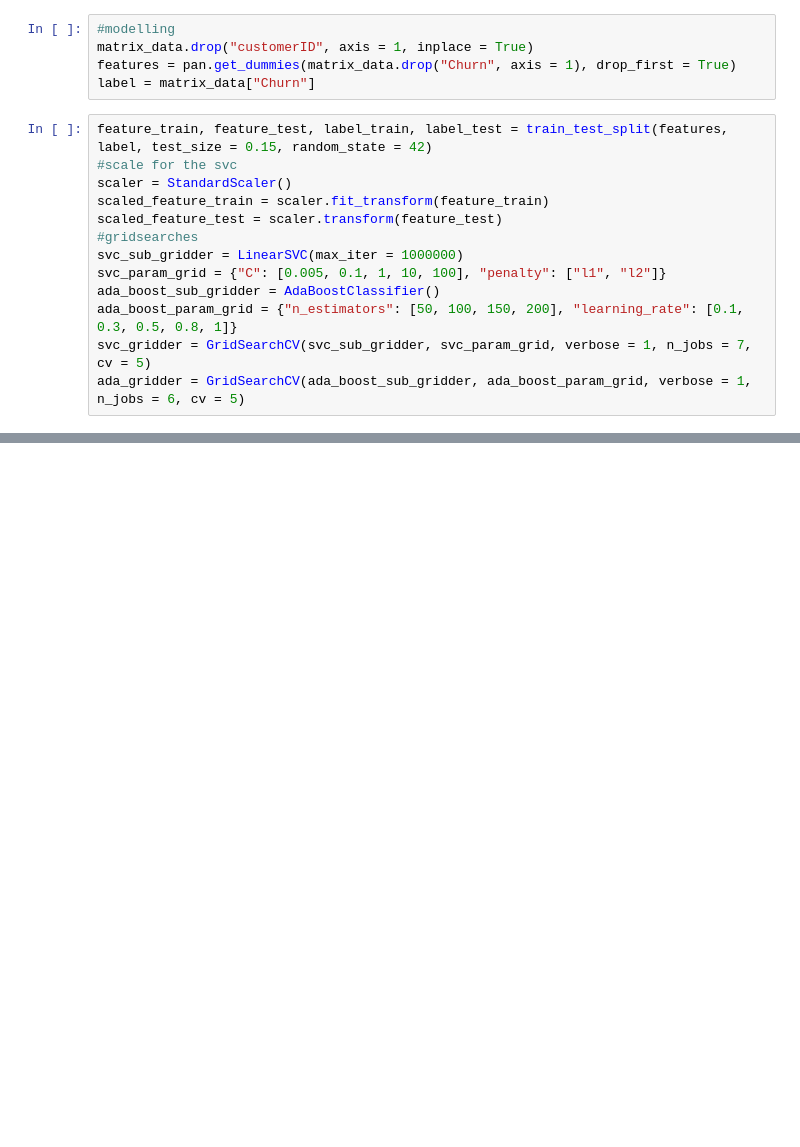
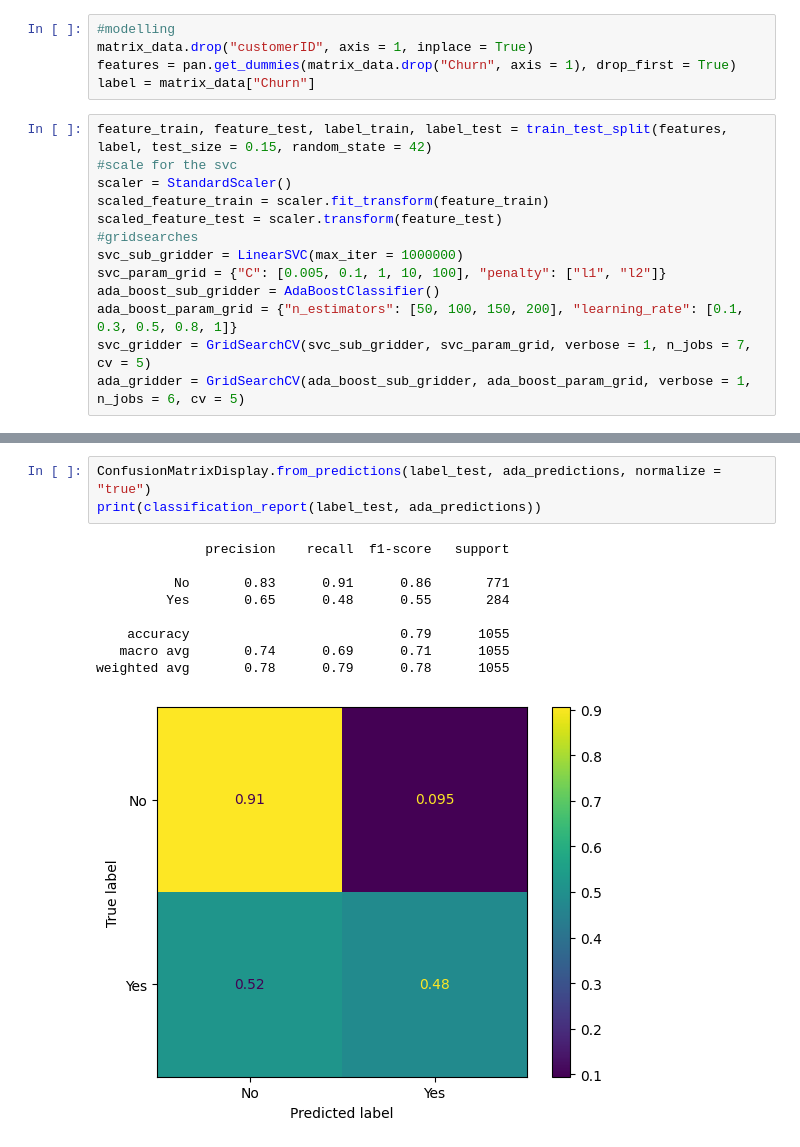
Before and after one commit to NnannaOmoke/decision-trees, a Jupyter notebook: project.ipynb, the cells around one changed output, grey strips where cells are left out. Saved outputs shown, nothing was run; the diff lists cells and outputs as text; blank space fills up the shorter version.

```diff
--- a/project.ipynb
+++ b/project.ipynb
@@ -175,0 +214,13 @@ Fitting 5 folds for each of 10 candidates, totalling 50 fits
+# %%
+ConfusionMatrixDisplay.from_predictions(label_test, ada_predictions, normalize = "true")
+print(classification_report(label_test, ada_predictions))
+# %% [output]
+              precision    recall  f1-score   support
+
+          No       0.83      0.91      0.86       771
+         Yes       0.65      0.48      0.55       284
+
+    accuracy                           0.79      1055
+   macro avg       0.74      0.69      0.71      1055
+weighted avg       0.78      0.79      0.78      1055
+[figure, added]
```
Also changed, not shown: parts of 3 cells of this notebook.
